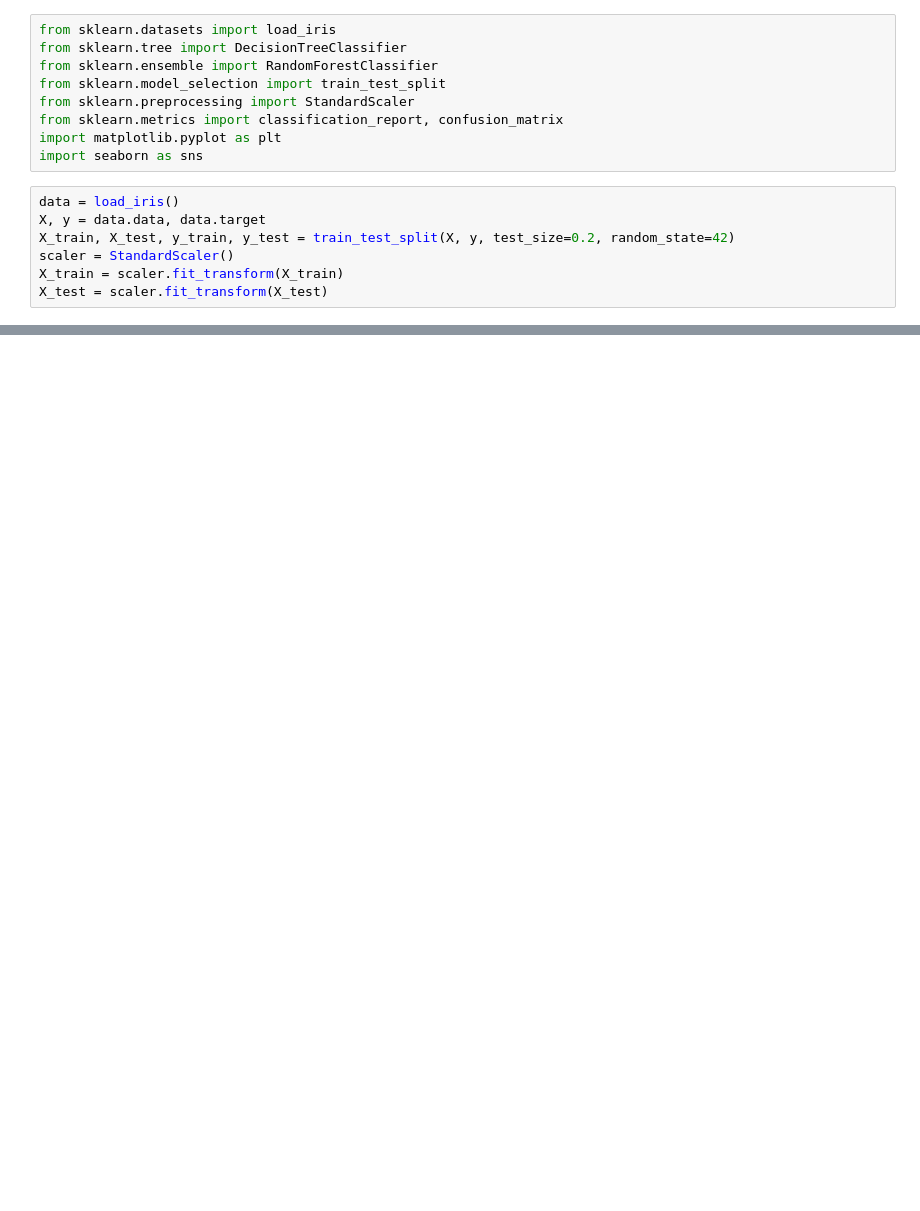
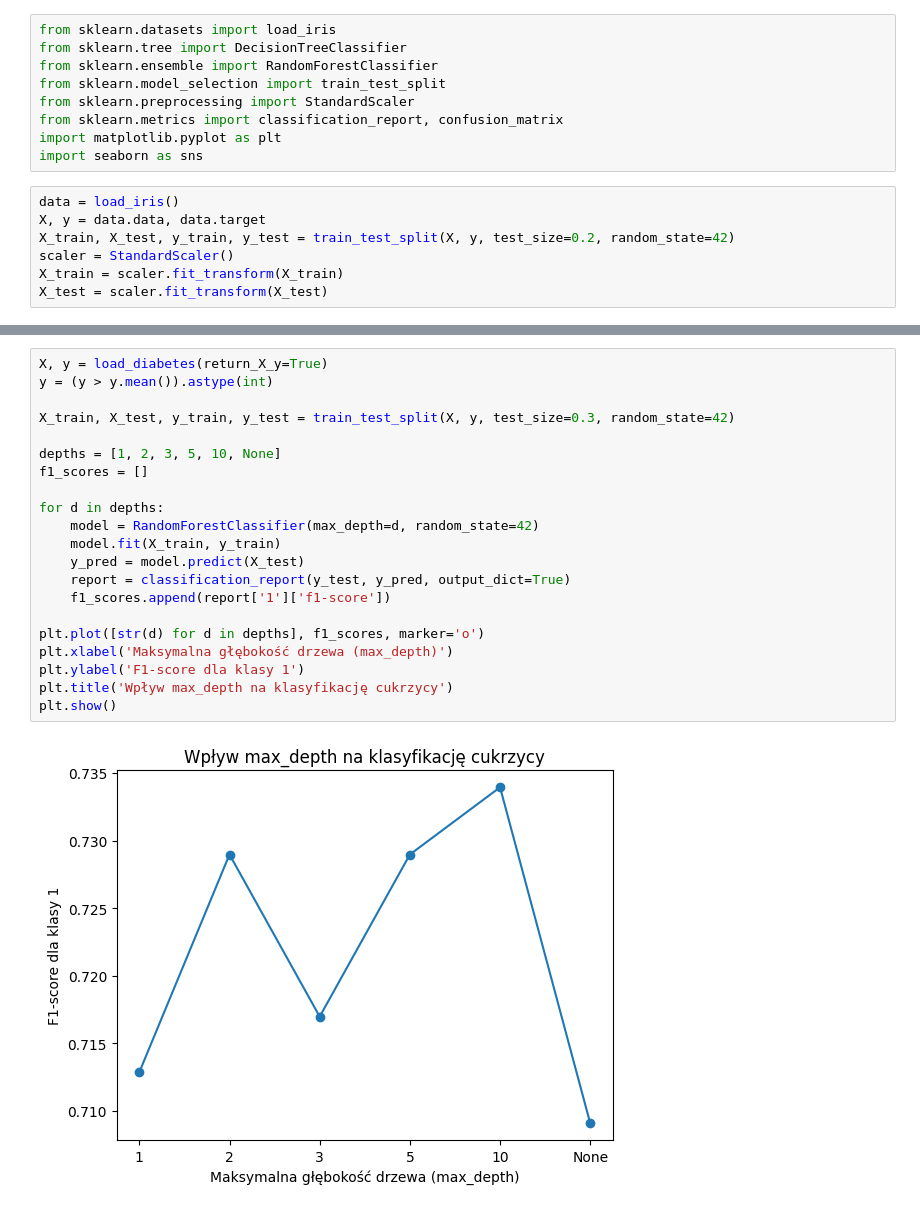
Before and after one commit to nuki789/Analiza-danych-i-uczenie-maszynowe, a Jupyter notebook: lab12/lab12.ipynb, the cells around one changed output, grey strips where cells are left out. Drawn from its saved outputs; the diff is of its cells as text; blank space fills up the shorter version.

```diff
--- a/lab12/lab12.ipynb
+++ b/lab12/lab12.ipynb
@@ -55,0 +102,23 @@ plt.show()
+# %%
+X, y = load_diabetes(return_X_y=True)
+y = (y > y.mean()).astype(int)
+
+X_train, X_test, y_train, y_test = train_test_split(X, y, test_size=0.3, random_state=42)
+
+depths = [1, 2, 3, 5, 10, None]
+f1_scores = []
+
+for d in depths:
+    model = RandomForestClassifier(max_depth=d, random_state=42)
+    model.fit(X_train, y_train)
+    y_pred = model.predict(X_test)
+    report = classification_report(y_test, y_pred, output_dict=True)
+    f1_scores.append(report['1']['f1-score'])
+
+plt.plot([str(d) for d in depths], f1_scores, marker='o')
+plt.xlabel('Maksymalna głębokość drzewa (max_depth)')
+plt.ylabel('F1-score dla klasy 1')
+plt.title('Wpływ max_depth na klasyfikację cukrzycy')
+plt.show()
+# %% [output]
+[figure, added]
```
Also changed, not shown: parts of 13 cells of this notebook.
